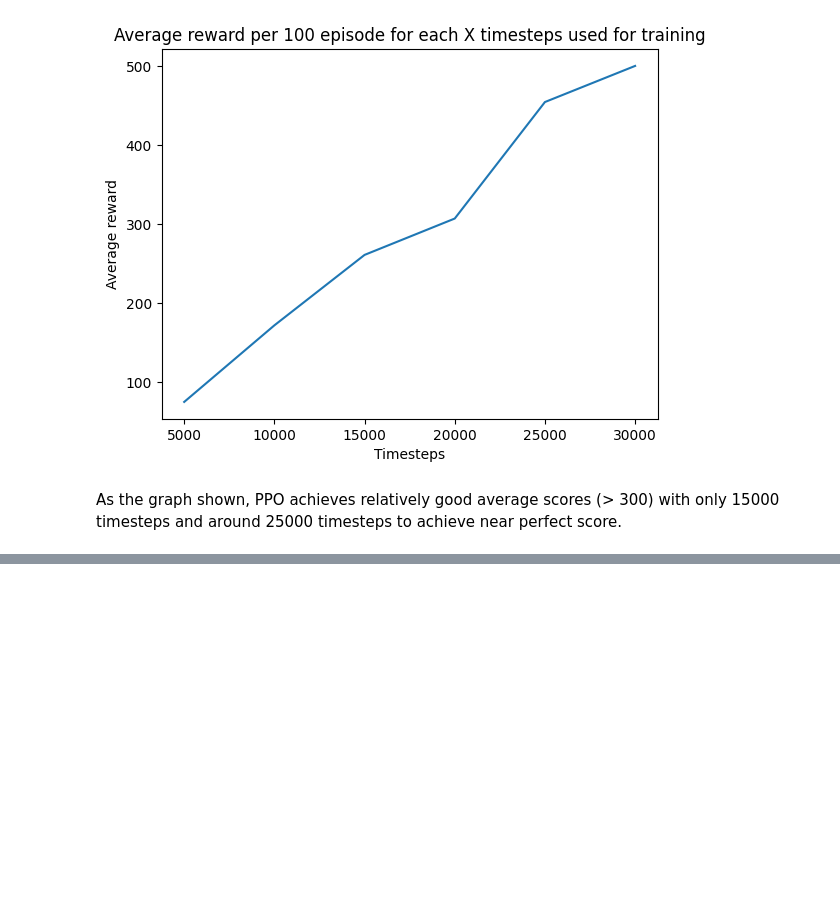
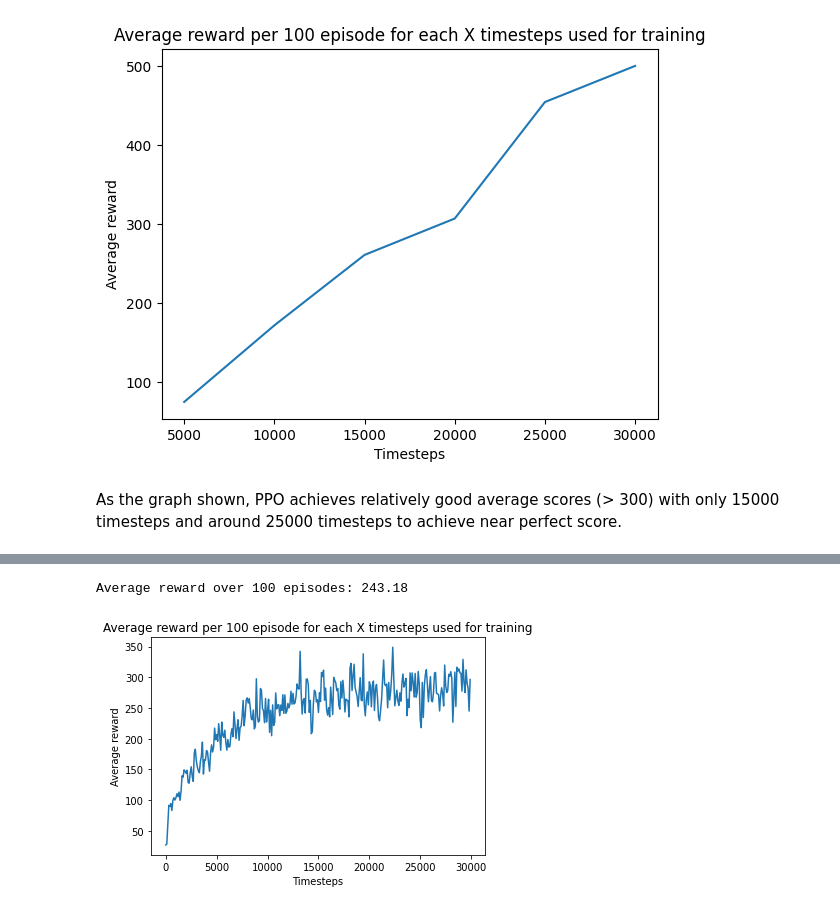
Before and after one commit to Neo-Zenith/sc3000-artificial-intelligence, a Jupyter notebook: assignment_1/src/algorithm.Ipynb, the cells around one changed output, grey strips where cells are left out. Cells and saved outputs as stored; diff of their text form; code cells hidden in the pictures; blank space fills up the shorter version.

```diff
--- a/assignment_1/src/algorithm.Ipynb
+++ b/assignment_1/src/algorithm.Ipynb
@@ -334,0 +464,19 @@ As the graph shown, PPO achieves relatively good average scores (> 300) with onl
+# %%
+avg_reward = np.mean(rewards)
+print(f"Average reward over 100 episodes: {avg_reward:.2f}")
+# %% [output]
+Average reward over 100 episodes: 243.18
+# %%
+import matplotlib.pyplot as plt
+
+# Calculate the average reward per 100 episodes
+avg_rewards = [np.mean(rewards[i:i+100]) for i in range(0, num_episodes, 100)]
+
+# Plot the graph
+plt.plot(range(0, num_episodes, 100), avg_rewards)
+plt.xlabel('Timesteps')
+plt.ylabel('Average reward')
+plt.title("Average reward per 100 episode for each X timesteps used for training")
+plt.show()
+# %% [output]
+[figure, added]
```
Also changed, not shown: parts of 4 cells of this notebook.
